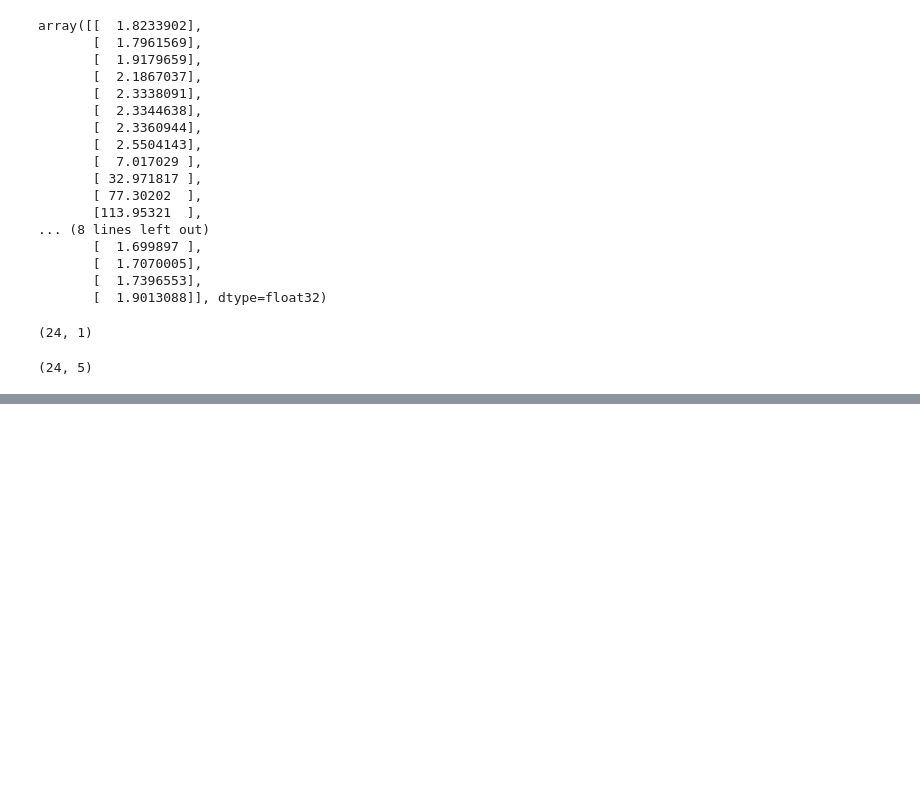
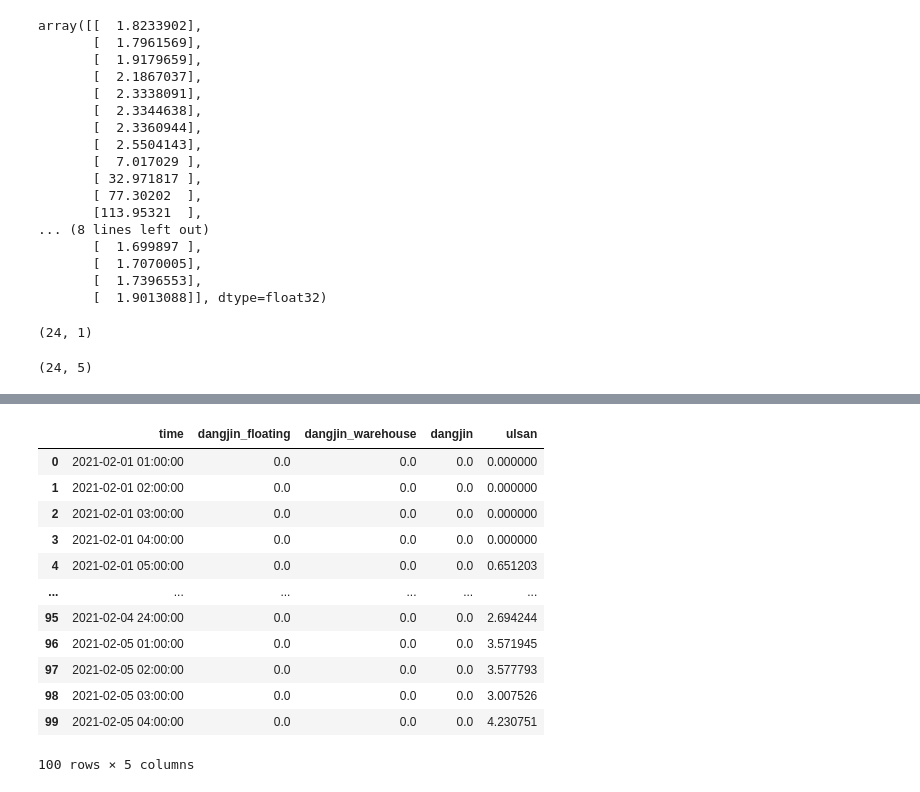
Before and after one commit to Annie-Yeeun-Jang/dacon_timeseries, a Jupyter notebook: final_model/시계열_1팀_private_inference_일사일조.ipynb, the cells around one changed output, grey strips where cells are left out. Cells and saved outputs as stored; diff of their text form; code cells hidden in the pictures; blank space fills up the shorter version.

```diff
--- a/final_model/시계열_1팀_private_inference_일사일조.ipynb
+++ b/final_model/시계열_1팀_private_inference_일사일조.ipynb
@@ -484,2 +485,18 @@ sample_submission.to_csv("/content/gdrive/MyDrive/dacon_timeseries/final_model/0
 # %%
 ls
+# %%
+pd.read_csv("/content/gdrive/MyDrive/dacon_timeseries/final_model/0706_submission.csv")
+# %% [output]
+|  | time | dangjin_floating | dangjin_warehouse | dangjin | ulsan |
+| 0 | 2021-02-01 01:00:00 | 0.0 | 0.0 | 0.0 | 0.000000 |
+| 1 | 2021-02-01 02:00:00 | 0.0 | 0.0 | 0.0 | 0.000000 |
+| 2 | 2021-02-01 03:00:00 | 0.0 | 0.0 | 0.0 | 0.000000 |
+| 3 | 2021-02-01 04:00:00 | 0.0 | 0.0 | 0.0 | 0.000000 |
+| 4 | 2021-02-01 05:00:00 | 0.0 | 0.0 | 0.0 | 0.651203 |
+| ... | ... | ... | ... | ... | ... |
+| 95 | 2021-02-04 24:00:00 | 0.0 | 0.0 | 0.0 | 2.694244 |
+| 96 | 2021-02-05 01:00:00 | 0.0 | 0.0 | 0.0 | 3.571945 |
+| 97 | 2021-02-05 02:00:00 | 0.0 | 0.0 | 0.0 | 3.577793 |
+| 98 | 2021-02-05 03:00:00 | 0.0 | 0.0 | 0.0 | 3.007526 |
+| 99 | 2021-02-05 04:00:00 | 0.0 | 0.0 | 0.0 | 4.230751 |
+100 rows × 5 columns
```
Also changed, not shown: parts of 8 cells of this notebook.
